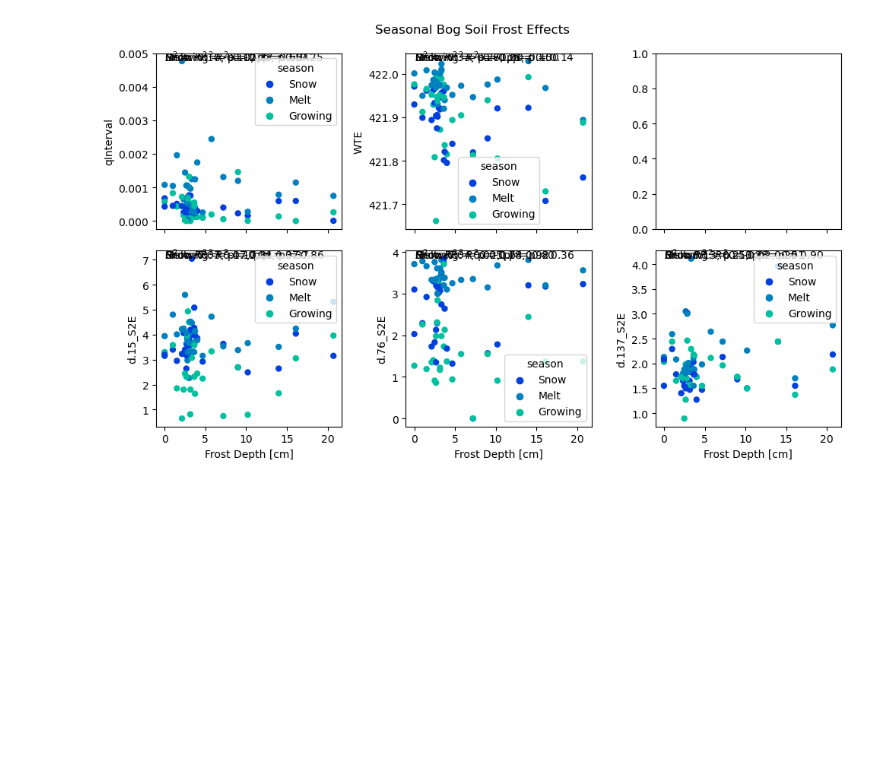
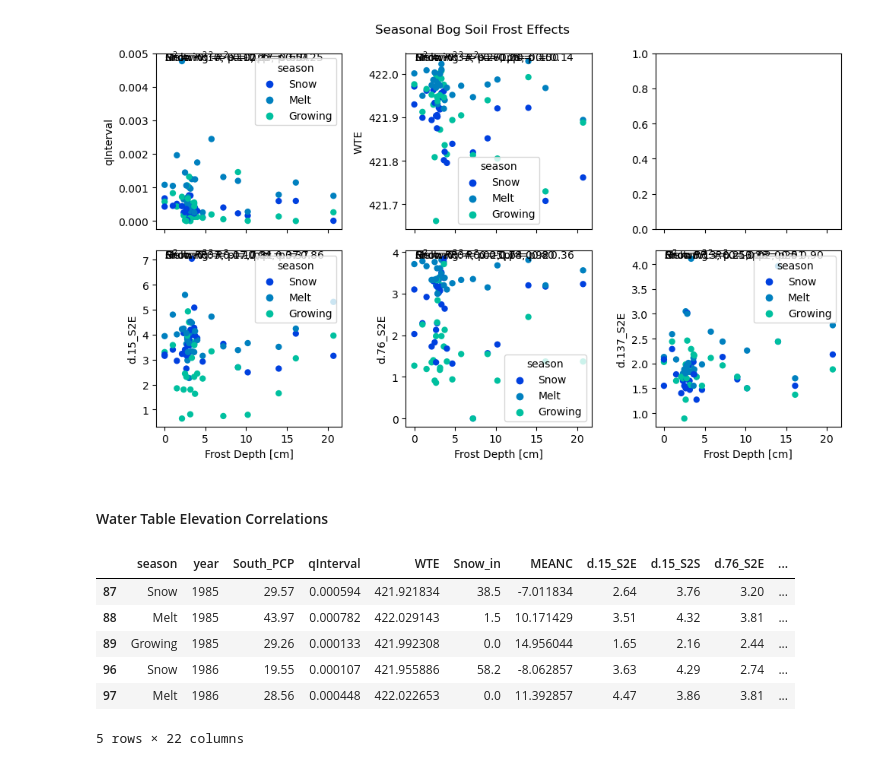
Before and after one commit to mwdjones/process-networks, a Jupyter notebook: 01_climateVariable_exploration.ipynb, the cells around one changed output. Saved outputs shown, nothing was run; the diff lists cells and outputs as text; code cells hidden in the pictures; blank space fills up the shorter version.

```diff
--- a/01_climateVariable_exploration.ipynb
+++ b/01_climateVariable_exploration.ipynb
@@ -321,3 +321,15 @@ plt.savefig('./Figures/Variable Exploration Plots/Lag Correlation Plots/Seasonal
             bbox_to_inches = 'tight')
 # %% [output]
 [figure]
+# %% [markdown]
+#### Water Table Elevation Correlations
+# %%
+data_merged_frost_lag0.head()
+# %% [output]
+|  | season | year | South_PCP | qInterval | WTE | Snow_in | MEANC | d.15_S2E | d.15_S2S | d.76_S2E | ... |
+| 87 | Snow | 1985 | 29.57 | 0.000594 | 421.921834 | 38.5 | -7.011834 | 2.64 | 3.76 | 3.20 | ... |
+| 88 | Melt | 1985 | 43.97 | 0.000782 | 422.029143 | 1.5 | 10.171429 | 3.51 | 4.32 | 3.81 | ... |
+| 89 | Growing | 1985 | 29.26 | 0.000133 | 421.992308 | 0.0 | 14.956044 | 1.65 | 2.16 | 2.44 | ... |
+| 96 | Snow | 1986 | 19.55 | 0.000107 | 421.955886 | 58.2 | -8.062857 | 3.63 | 4.29 | 2.74 | ... |
+| 97 | Melt | 1986 | 28.56 | 0.000448 | 422.022653 | 0.0 | 11.392857 | 4.47 | 3.86 | 3.81 | ... |
+5 rows × 22 columns
```
Also changed, not shown: parts of 7 cells of this notebook, 8 other files.
